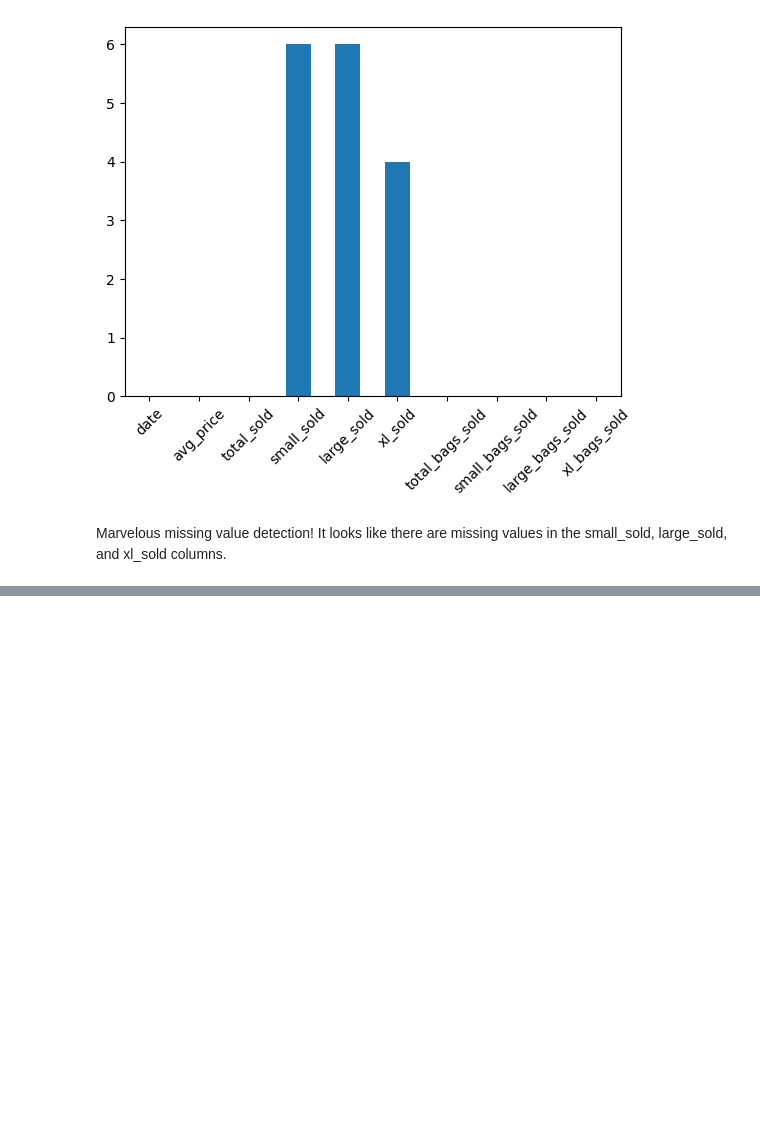
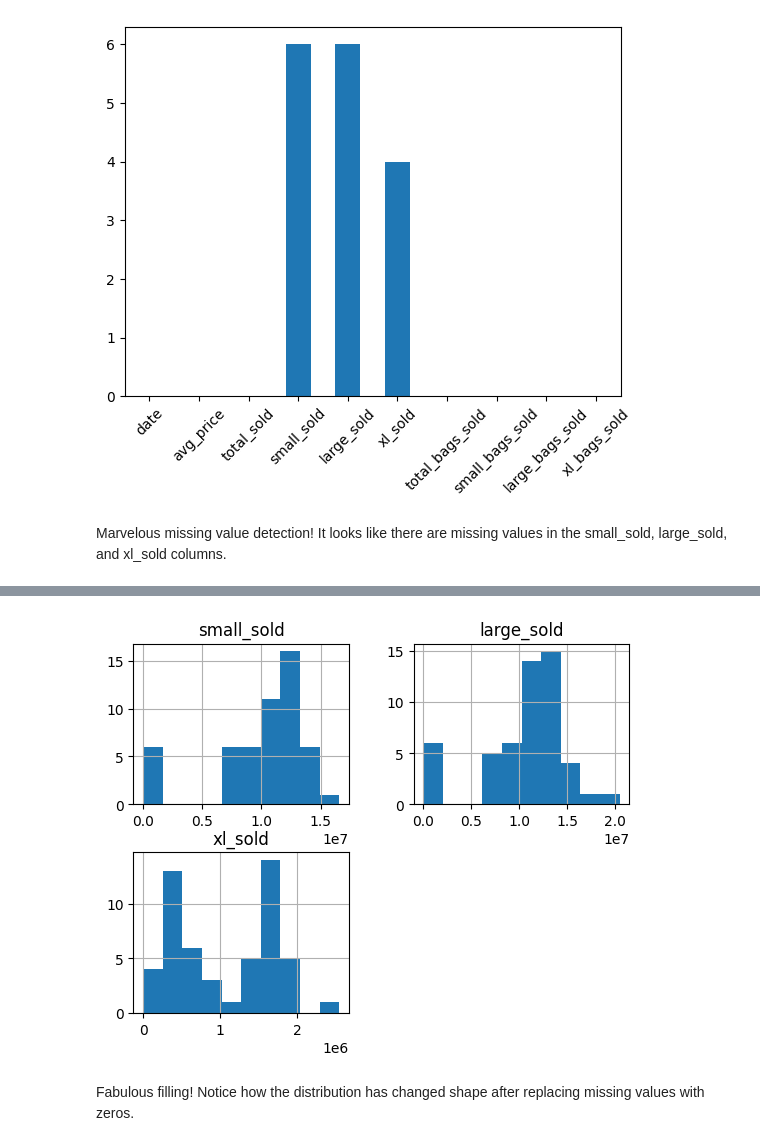
Before and after one commit to Navidullah/Data-Science, a Jupyter notebook: pandas.ipynb, the cells around one changed output, grey strips where cells are left out. Cells and saved outputs as stored; diff of their text form; code cells hidden in the pictures; blank space fills up the shorter version.

```diff
--- a/pandas.ipynb
+++ b/pandas.ipynb
@@ -1870,0 +1919,13 @@ Marvelous missing value detection! It looks like there are missing values in the
+# %%
+# Fill in missing values with 0
+avocados_filled = avocados_2016.fillna(0)
+
+# Create histograms of the filled columns
+avocados_filled[cols_with_missing].hist()
+
+# Show the plot
+plt.show()
+# %% [output]
+[figure, added]
+# %% [markdown]
+Fabulous filling! Notice how the distribution has changed shape after replacing missing values with zeros.
```
Also changed, not shown: parts of 6 cells of this notebook.
